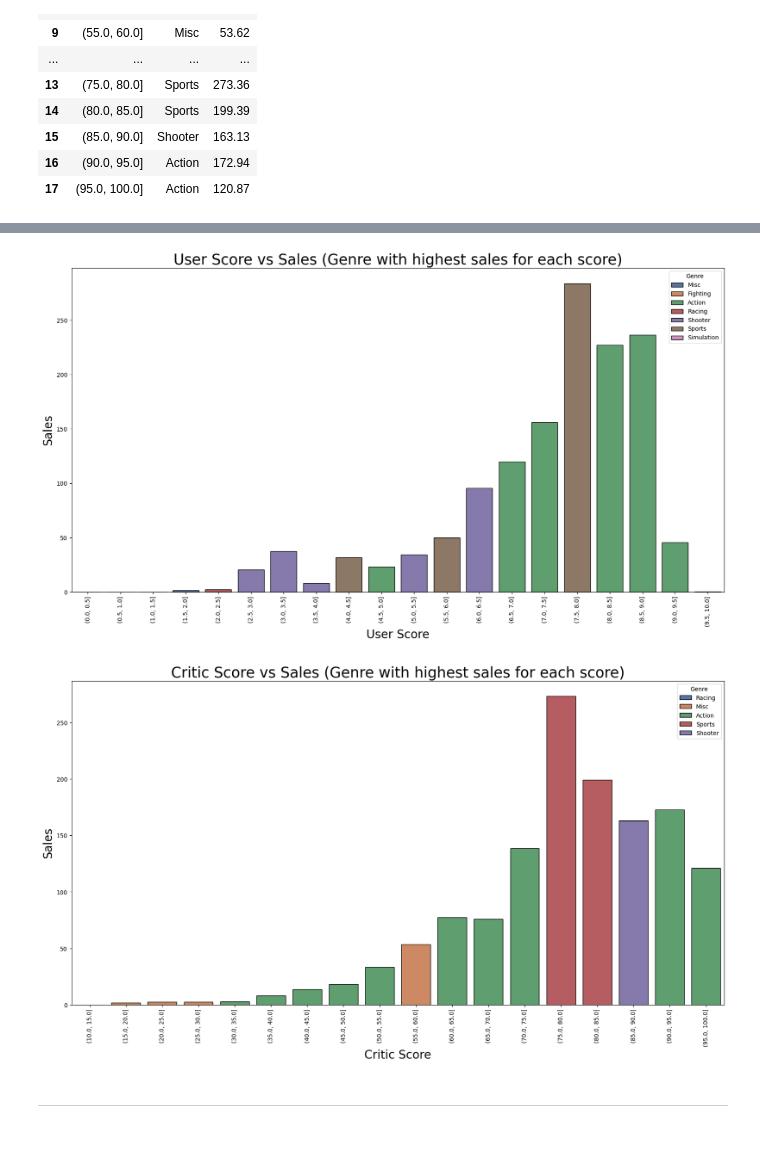
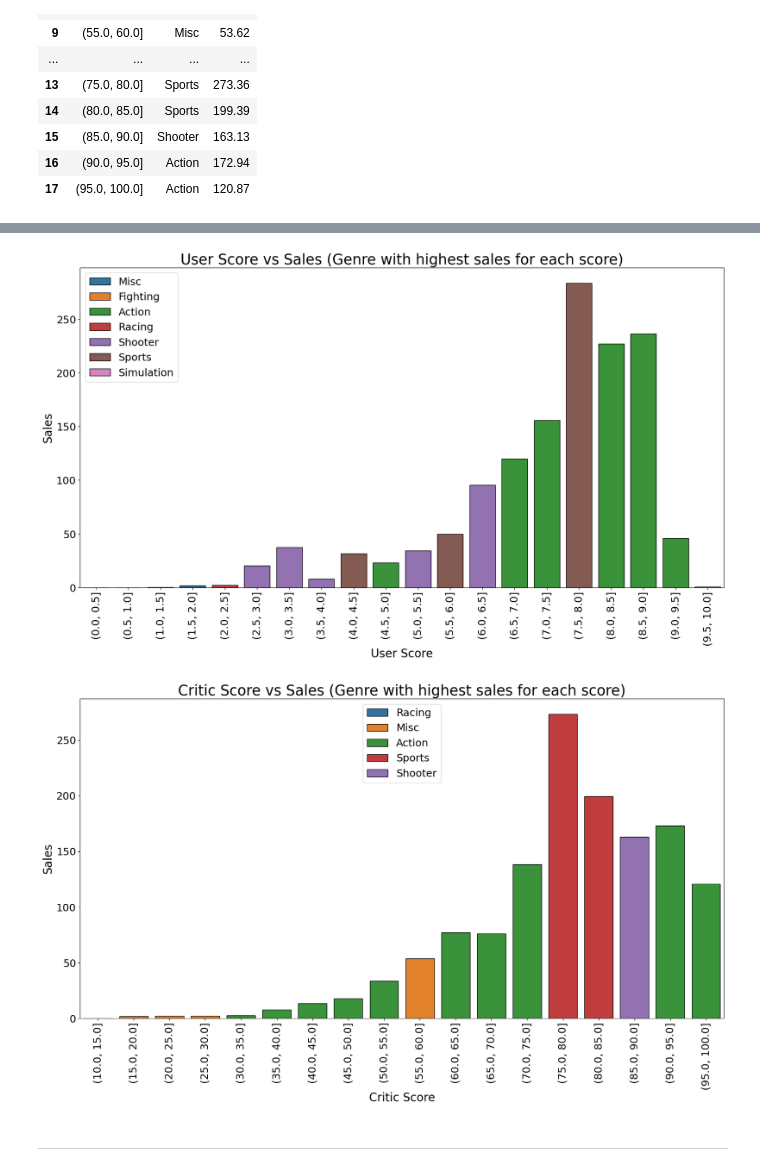
Before and after one commit to GhiathAjam/Analysis-of-Video-Games-Sales, a Jupyter notebook: Analysis/DescriptiveQuestions/Q1.ipynb, the cells around one changed output, grey strips where cells are left out. Saved outputs shown, nothing was run; the diff lists cells and outputs as text; code cells hidden in the pictures; blank space fills up the shorter version.

Commit message:
Changed plots of D1

```diff
--- a/Analysis/DescriptiveQuestions/Q1.ipynb
+++ b/Analysis/DescriptiveQuestions/Q1.ipynb
@@ -168,44 +191,54 @@ plt.show()
 # %%
 # plot User Score vs Sales, show the genre with the highest sales for each score
 
 plt.figure(figsize=(20, 10))
 plt.xticks(rotation=90)
-sns.barplot(x='User_Score',
+ax = sns.barplot(x='User_Score',
             y='Sales',
             hue='Genre',
             data=genres_per_rating_usr,
-            palette='deep',
+            palette='tab10',
             edgecolor='black',
             dodge=False
             )
+for item in ax.get_xticklabels():
+    item.set_fontsize(18)
+for item in ax.get_yticklabels():
+    item.set_fontsize(18)
+ax.legend(fontsize=18)
 plt.xlabel('User Score', fontsize=20)
 plt.ylabel('Sales', fontsize=20)
 
 plt.title('User Score vs Sales (Genre with highest sales for each score)', fontsize=25)
 plt.show()
 # %% [output]
-[figure, old version]
+[figure, new version]
 # %%
 # plot Critic Score vs Sales, show the genre with the highest sales for each score
 
 plt.figure(figsize=(20, 10))
 plt.xticks(rotation=90)
 
-sns.barplot(x='Critic_Score',
+ax = sns.barplot(x='Critic_Score',
             y='Sales',
             hue='Genre',
             data=genres_per_rating_crtc,
-            palette='deep',
+            palette= 'tab10',
             edgecolor='black',
-            dodge=False
+            dodge=False,
             )
-
+# to increase tmp's font size in the previous line:
+for item in ax.get_xticklabels():
+    item.set_fontsize(18)
+for item in ax.get_yticklabels():
+    item.set_fontsize(18)
+ax.legend(fontsize=18)
 plt.xlabel('Critic Score', fontsize=20)
 plt.ylabel('Sales', fontsize=20)
 plt.title('Critic Score vs Sales (Genre with highest sales for each score)', fontsize=25)
 plt.show()
 # %% [output]
-[figure, old version]
+[figure, new version]
 # %% [markdown]
 ---
 # %% [markdown]
```
Also changed, not shown: parts of 5 cells of this notebook, 1 other file.
